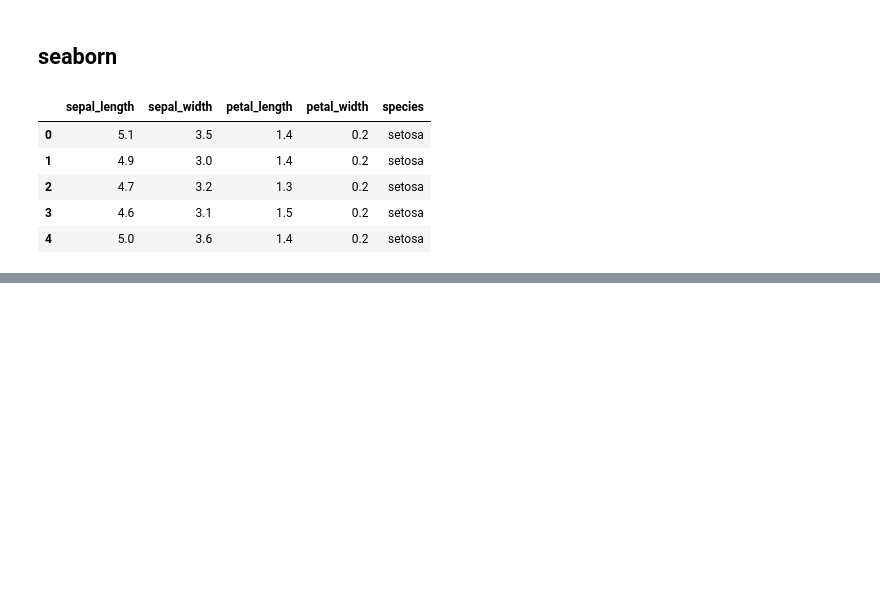
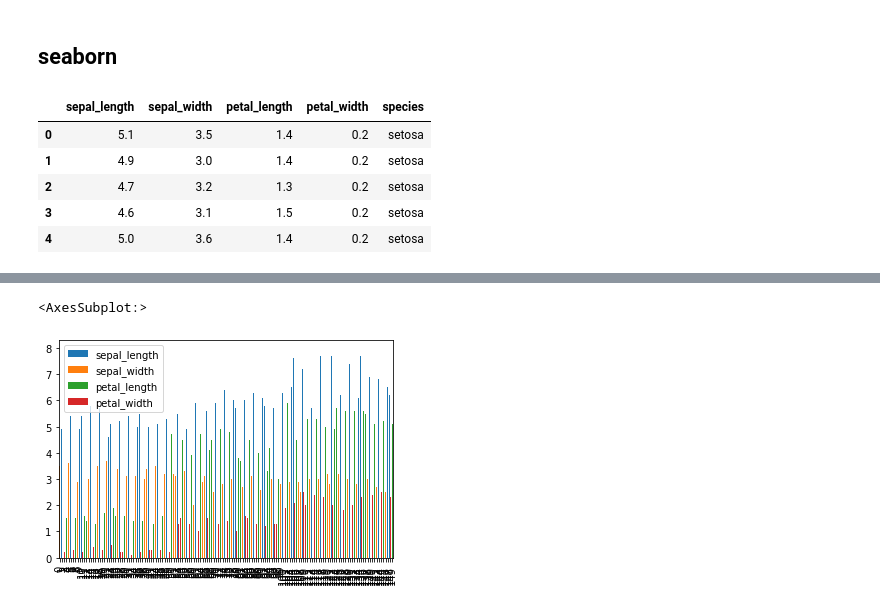
Before and after one commit to abagla18/ineuron_MLDL, a Jupyter notebook: 1_Python/4_plotting_libraries.ipynb, the cells around one changed output, grey strips where cells are left out. Drawn from its saved outputs; the diff is of its cells as text; code cells hidden in the pictures; blank space fills up the shorter version.

```diff
--- a/1_Python/4_plotting_libraries.ipynb
+++ b/1_Python/4_plotting_libraries.ipynb
@@ -119,0 +145,5 @@ iris.head()
+# %%
+iris.plot(kind = 'bar')
+# %% [output]
+<AxesSubplot:>
+[figure, added]
```
Also changed, not shown: parts of 30 cells of this notebook, 2 other files.
